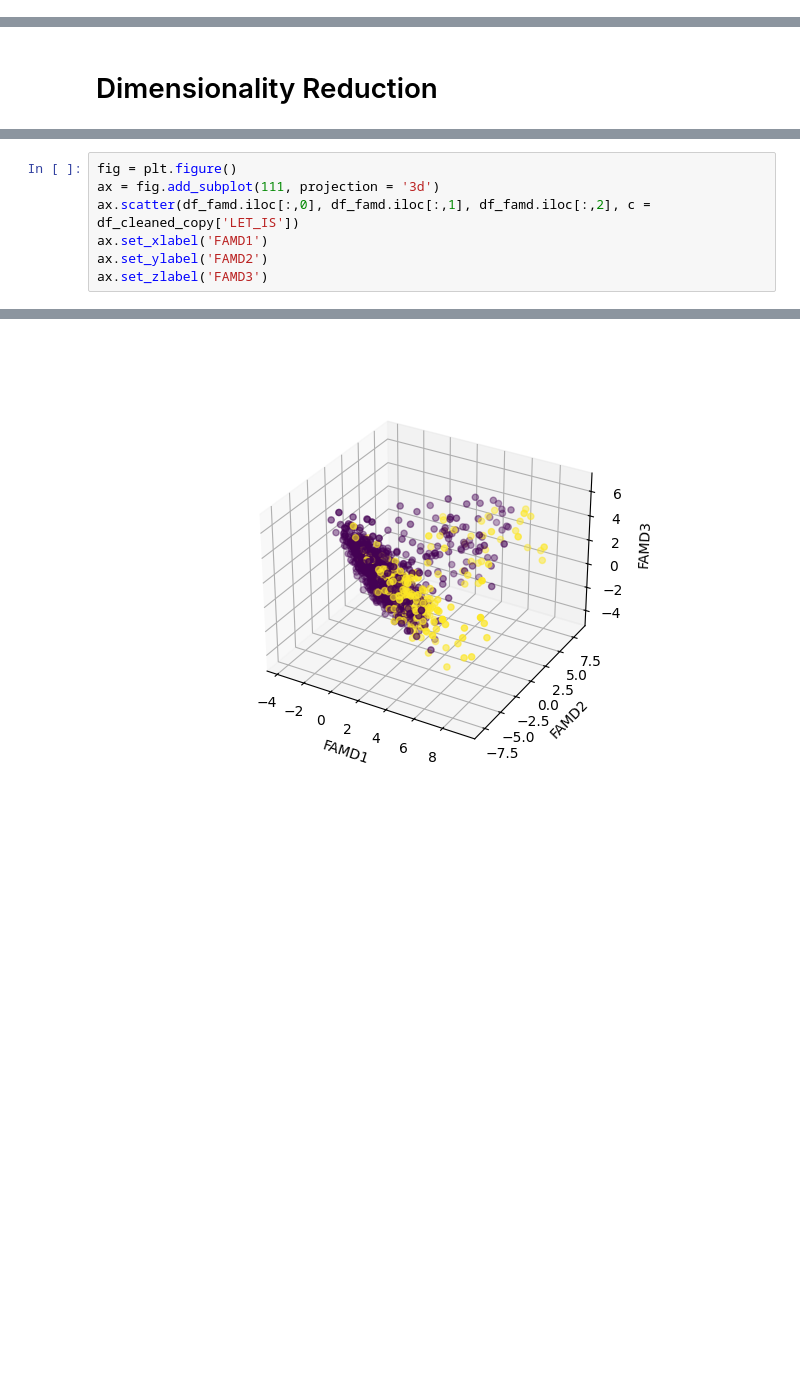
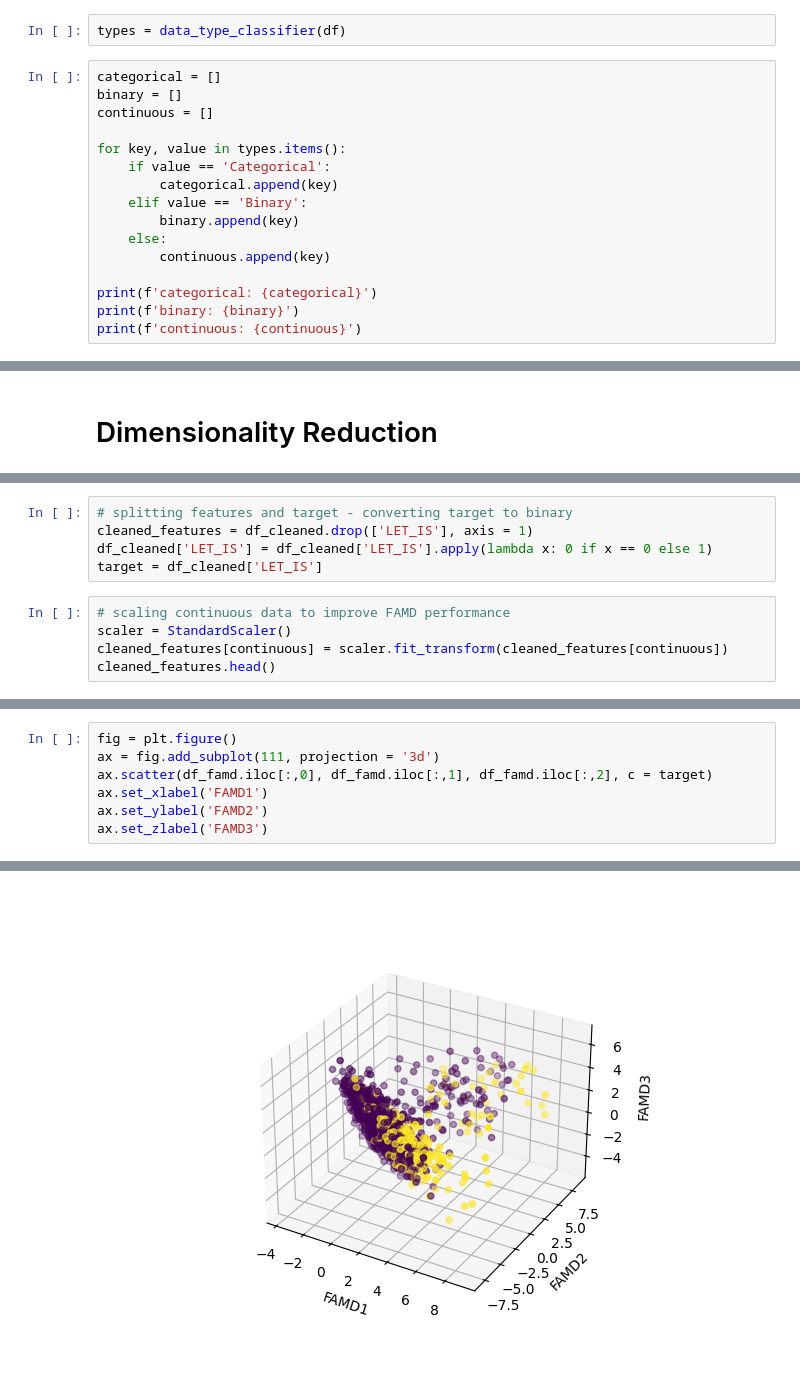
Before and after one commit to manishr03/sta141c, a Jupyter notebook: final_project.ipynb, the cells around one changed output, grey strips where cells are left out. Drawn from its saved outputs; the diff is of its cells as text; blank space fills up the shorter version.

```diff
--- a/final_project.ipynb
+++ b/final_project.ipynb
@@ -28,0 +31,18 @@ df.head()
+# %%
+types = data_type_classifier(df)
+# %%
+categorical = []
+binary = []
+continuous = []
+
+for key, value in types.items():
+    if value == 'Categorical':
+        categorical.append(key)
+    elif value == 'Binary':
+        binary.append(key)
+    else:
+        continuous.append(key)
+
+print(f'categorical: {categorical}')
+print(f'binary: {binary}')
+print(f'continuous: {continuous}')
@@ -506,0 +515,10 @@ cleaned_features.head()
+# %%
+# splitting features and target - converting target to binary
+cleaned_features = df_cleaned.drop(['LET_IS'], axis = 1)
+df_cleaned['LET_IS'] = df_cleaned['LET_IS'].apply(lambda x: 0 if x == 0 else 1)
+target = df_cleaned['LET_IS']
+# %%
+# scaling continuous data to improve FAMD performance
+scaler = StandardScaler()
+cleaned_features[continuous] = scaler.fit_transform(cleaned_features[continuous])
+cleaned_features.head()
@@ -526,7 +544,7 @@ Name: LET_IS, dtype: int64
 # %%
 fig = plt.figure()
 ax = fig.add_subplot(111, projection = '3d')
-ax.scatter(df_famd.iloc[:,0], df_famd.iloc[:,1], df_famd.iloc[:,2], c = df_cleaned_copy['LET_IS'])
+ax.scatter(df_famd.iloc[:,0], df_famd.iloc[:,1], df_famd.iloc[:,2], c = target)
 ax.set_xlabel('FAMD1')
 ax.set_ylabel('FAMD2')
 ax.set_zlabel('FAMD3')
@@ -538 +553 @@ Text(0.5, 0, 'FAMD3')
-[figure, old version]
+[figure, new version]
```
Also changed, not shown: parts of 29 cells of this notebook.
